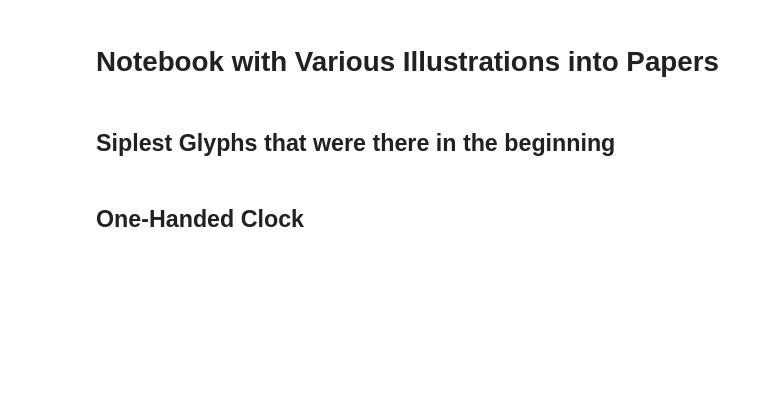
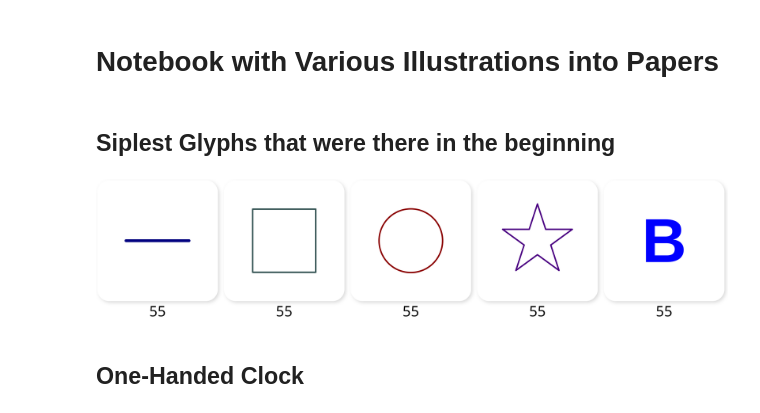
Before and after one commit to adamherout/mglyph, a Jupyter notebook: tutorials/illustrations.ipynb, the cells around one changed output. Drawn from its saved outputs; the diff is of its cells as text; code cells hidden in the pictures; blank space fills up the shorter version.

Commit message:
Text modification+example

```diff
--- a/tutorials/illustrations.ipynb
+++ b/tutorials/illustrations.ipynb
@@ -19,34 +19,39 @@ def simple_line(x: float, canvas:mg.Canvas) -> None:
                 width='50p', color='navy', linecap='round')
 # mg.show(simple_line, x=[55], values=False, scale=10)
 
 
 def simple_scaled_square(x: float, canvas: mg.Canvas) -> None:
   top = mg.lerp(x, canvas.ycenter, canvas.ytop)
   bottom = mg.lerp(x, canvas.ycenter, canvas.ybottom)
   left = mg.lerp(x, canvas.xcenter, canvas.xleft)
   right = mg.lerp(x, canvas.xcenter, canvas.xright)
   canvas.polygon([(left, top), (right, top), (right, bottom), (left, bottom)],
                  width='25p', linejoin='round', color='darkslategray', style='stroke')
 # mg.show(simple_scaled_square, x=[55], values=False, scale=10)
 
 
 def simple_scaled_circle(x: float, canvas: mg.Canvas) -> None:
     canvas.circle(canvas.center, mg.lerp(x, 0.01, 1), color='darkred', style='stroke', width='25p')
 # mg.show(simple_scaled_circle, x=[55], values=False, scale=10)
 
 
 def simple_scaled_star(x: float, canvas: mg.Canvas) -> None:
     # canvas.tr.translate(0, mg.lerp(x, 0, 0.05))
     radius = mg.lerp(x, 0.2, canvas.ysize/2)
     vertices = []
     for segment in range(5):
         vertices.append(mg.orbit(canvas.center, segment * 2*math.pi/5, radius))
         vertices.append(mg.orbit(canvas.center, (segment + 0.5) * 2*math.pi/5, math.cos(2*math.pi/5)/math.cos(math.pi/5) * radius))
     canvas.polygon(vertices, linejoin='round', color='indigo', style='stroke', width='25p')
 # mg.show(simple_scaled_star, x=[55], values=False, scale=10)
 
-mg.show([simple_line, simple_scaled_square, simple_scaled_circle, simple_scaled_star, simple_line], x=[55]*5,
+def simple_letter(x: float, canvas: mg.Canvas) -> None:
+    canvas.text('B', (0,0), mg.lerp(x, 0.2, 1.8), 'Arial', anchor='center', color='blue', font_weight='bold', font_slant='upright')
+
+mg.show([simple_line, simple_scaled_square, simple_scaled_circle, simple_scaled_star, simple_letter], x=[55]*5,
         values=True, scale=10, margin=['1%','3%','3%','1%'])
+# %% [output]
+[figure, added]
 # %% [markdown]
 ## One-Handed Clock
 # %%
```
Also changed, not shown: 2 other files.
